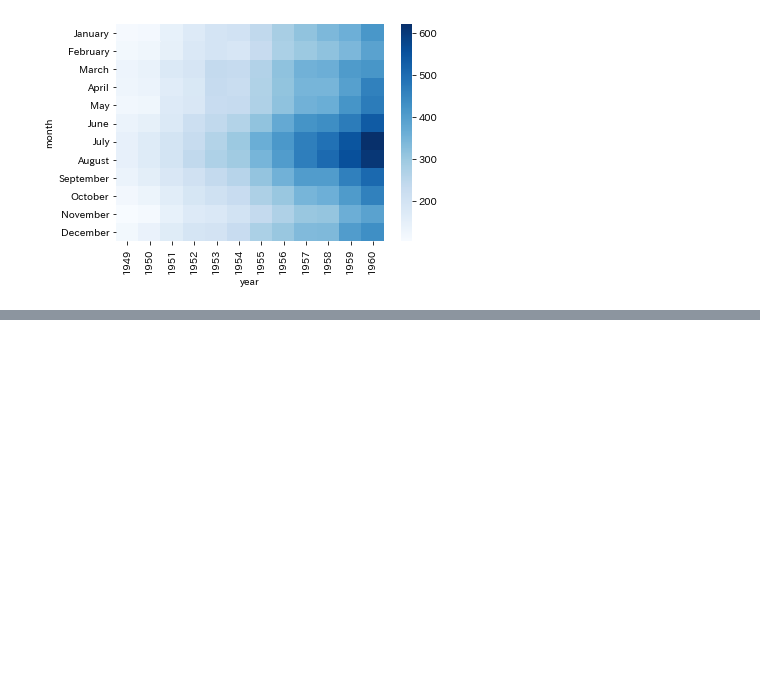
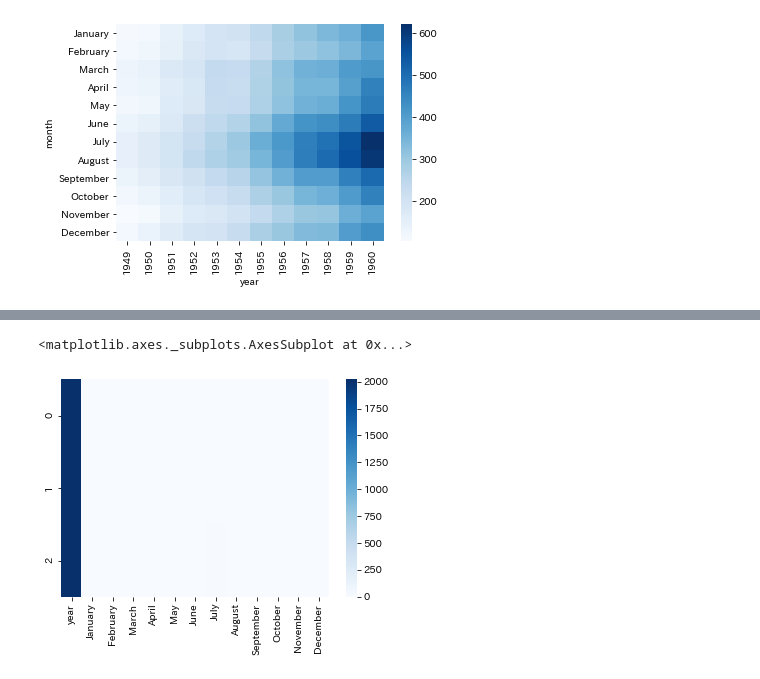
Before and after one commit to Jin01-galaxy/Learn_Python3, a Jupyter notebook: Matplotlib/visualization.ipynb, the cells around one changed output, grey strips where cells are left out. Cells and saved outputs as stored; diff of their text form; code cells hidden in the pictures; blank space fills up the shorter version.

```diff
--- a/Matplotlib/visualization.ipynb
+++ b/Matplotlib/visualization.ipynb
@@ -87,0 +120,5 @@ sns.heatmap(df, cmap='Blues')
+# %%
+sns.heatmap(data=df, cmap='Blues',fmt='d')
+# %% [output]
+<matplotlib.axes._subplots.AxesSubplot at 0x...>
+[figure, added]
```
Also changed, not shown: parts of 8 cells of this notebook, 5 other files.
